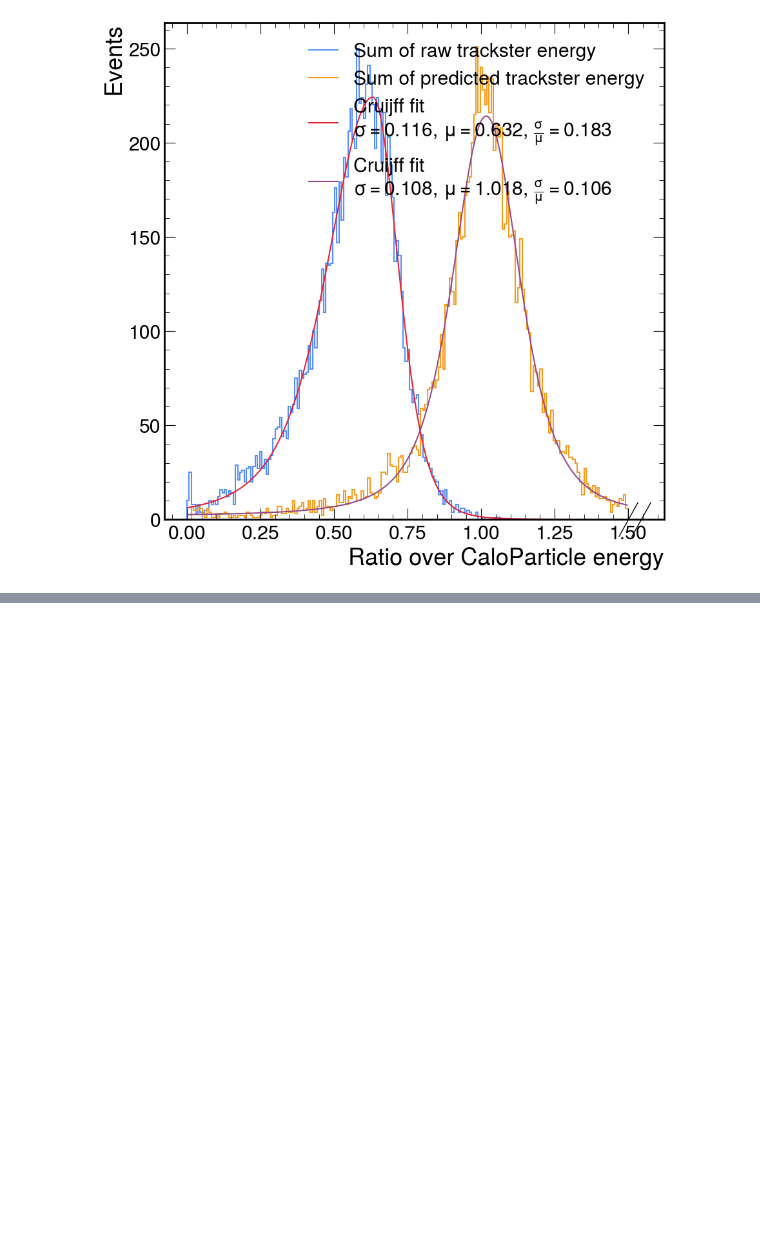
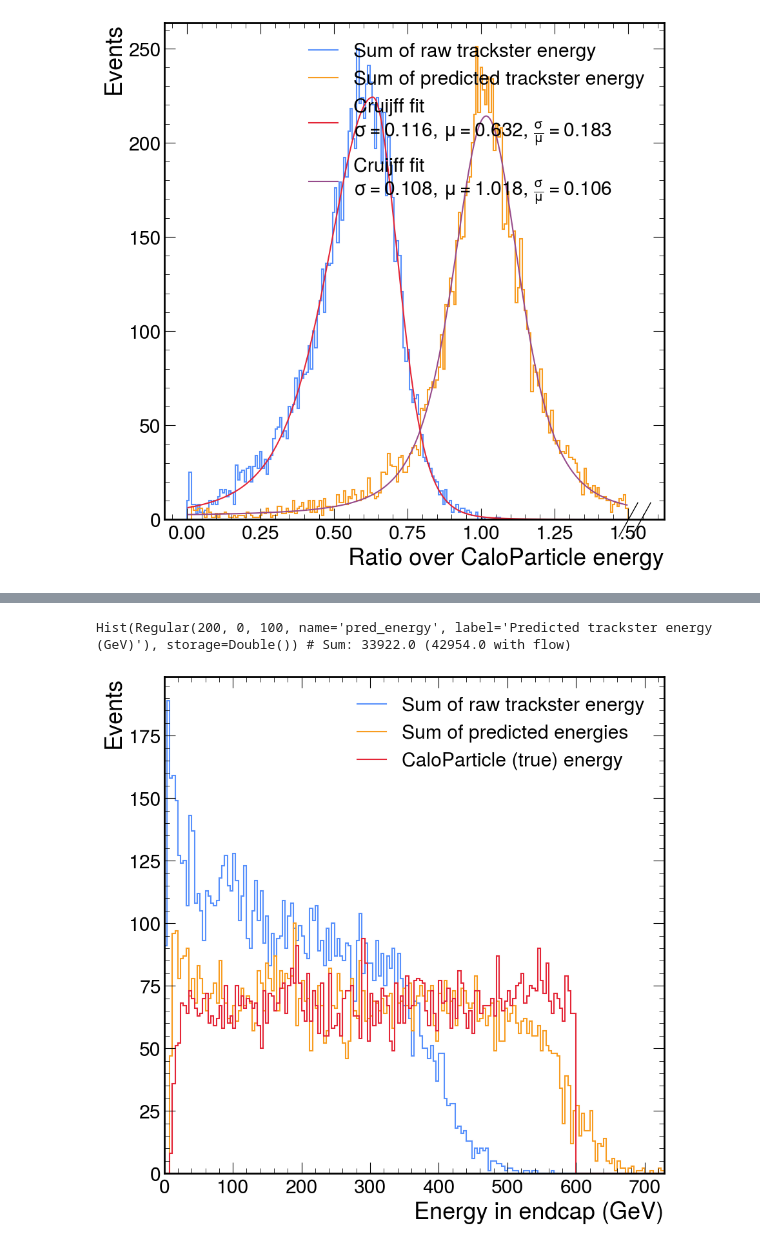
Before and after one commit to tcuisset/hgcalFastTracksterRegression, a Jupyter notebook: dnn/validation.ipynb, the cells around one changed output, grey strips where cells are left out. Drawn from its saved outputs; the diff is of its cells as text; code cells hidden in the pictures; blank space fills up the shorter version.

```diff
--- a/dnn/validation.ipynb
+++ b/dnn/validation.ipynb
@@ -57,3 +54,7 @@ plotFullEnergies(hists)
 plotRatioOverCP(hists)
 # %% [output]
 [figure]
+# %%
+with open("/grid_mnt/data_cms_upgrade/cuisset/ticlRegression/models/v8/largeDNN-ratioLoss/model.hists.pkl", "rb") as f:
+    hists = pickle.load(f)
+hists
@@ -59,0 +73,8 @@ plotRatioOverCP(hists)
+# %%
+hists["h_pred"]
+# %% [output]
+Hist(Regular(200, 0, 100, name='pred_energy', label='Predicted trackster energy (GeV)'), storage=Double()) # Sum: 33922.0 (42954.0 with flow)
+# %%
+plotFullEnergies(hists)
+# %% [output]
+[figure, added]
```
Also changed, not shown: parts of 2 cells of this notebook, 16 other files.
